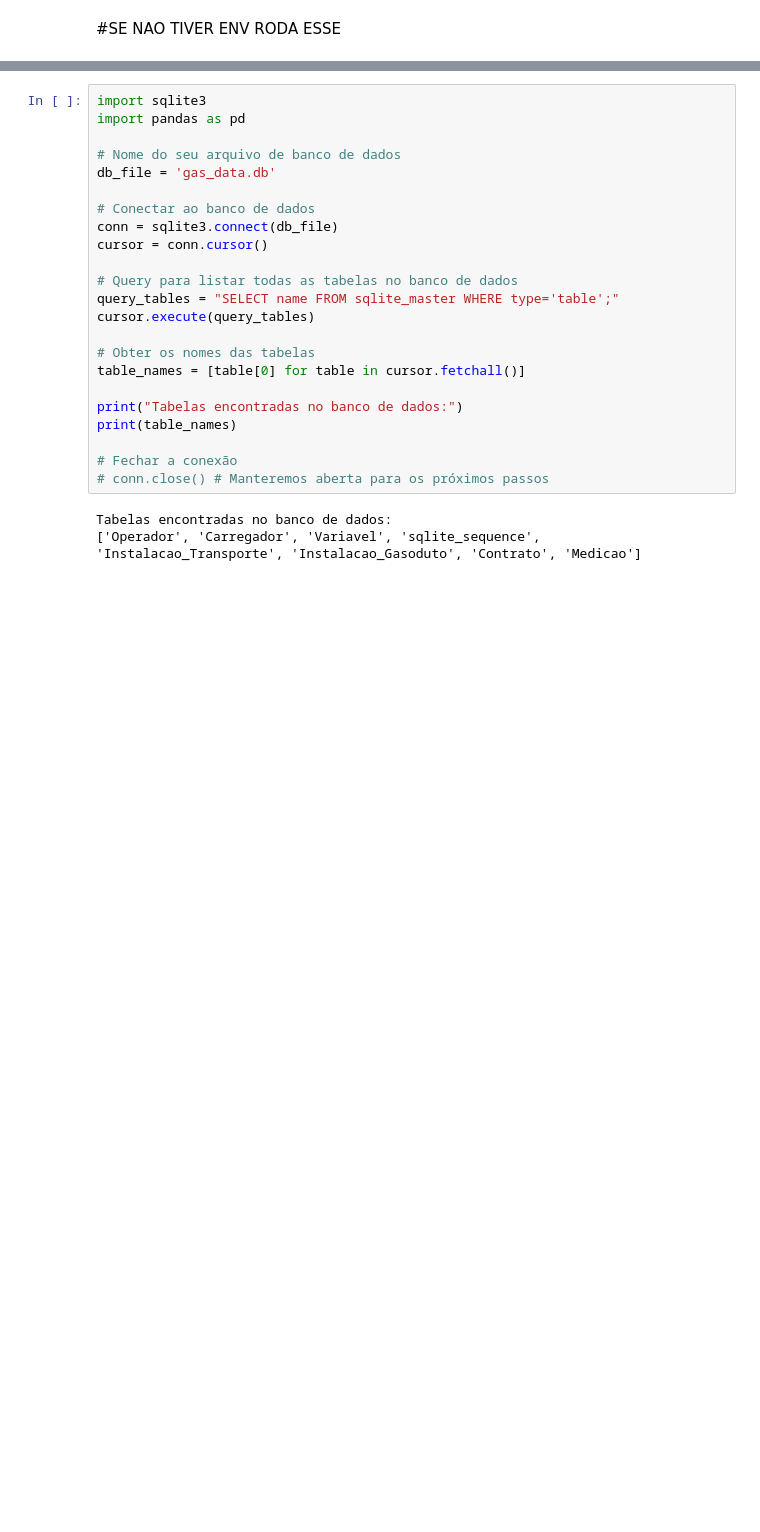
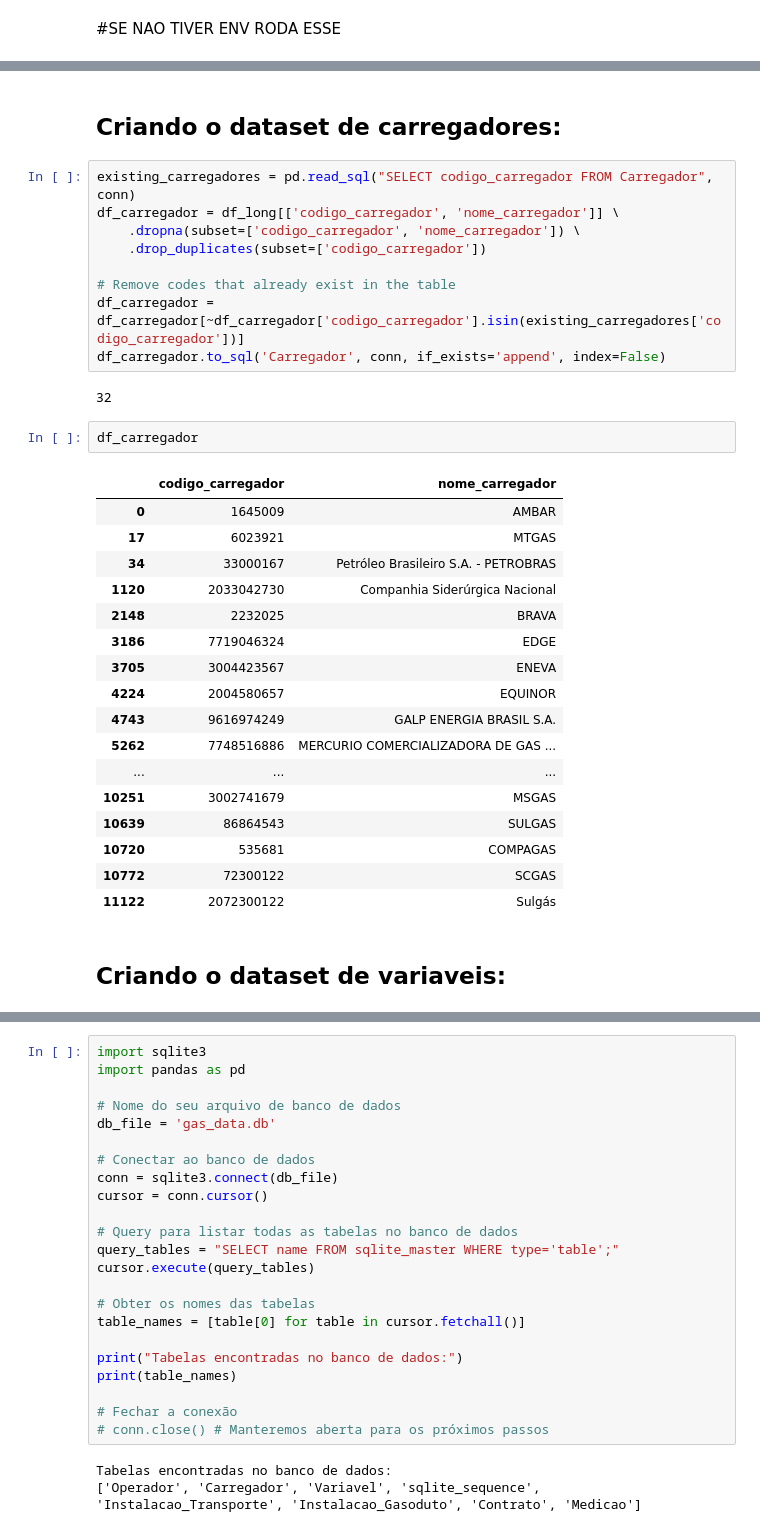
Before and after one commit to RaphaelLeivas/ibd-2025-1, a Jupyter notebook: TP2/Normalização.ipynb, the cells around one changed output, grey strips where cells are left out. Cells and saved outputs as stored; diff of their text form; blank space fills up the shorter version.

```diff
--- a/TP2/Normalização.ipynb
+++ b/TP2/Normalização.ipynb
@@ -231,0 +263,35 @@ def run_etl_pipeline():
+# %% [markdown]
+## Criando o dataset de carregadores:
+# %%
+existing_carregadores = pd.read_sql("SELECT codigo_carregador FROM Carregador", conn)
+df_carregador = df_long[['codigo_carregador', 'nome_carregador']] \
+    .dropna(subset=['codigo_carregador', 'nome_carregador']) \
+    .drop_duplicates(subset=['codigo_carregador'])
+
+# Remove codes that already exist in the table
+df_carregador = df_carregador[~df_carregador['codigo_carregador'].isin(existing_carregadores['codigo_carregador'])]
+df_carregador.to_sql('Carregador', conn, if_exists='append', index=False)
+# %% [output]
+32
+# %%
+df_carregador
+# %% [output]
+|  | codigo_carregador | nome_carregador |
+| 0 | 1645009 | AMBAR |
+| 17 | 6023921 | MTGAS |
+| 34 | 33000167 | Petróleo Brasileiro S.A. - PETROBRAS |
+| 1120 | 2033042730 | Companhia Siderúrgica Nacional |
+| 2148 | 2232025 | BRAVA |
+| 3186 | 7719046324 | EDGE |
+| 3705 | 3004423567 | ENEVA |
+| 4224 | 2004580657 | EQUINOR |
+| 4743 | 9616974249 | GALP ENERGIA BRASIL S.A. |
+| 5262 | 7748516886 | MERCURIO COMERCIALIZADORA DE GAS ... |
+| ... | ... | ... |
+| 10251 | 3002741679 | MSGAS |
+| 10639 | 86864543 | SULGAS |
+| 10720 | 535681 | COMPAGAS |
+| 10772 | 72300122 | SCGAS |
+| 11122 | 2072300122 | Sulgás |
+# %% [markdown]
+## Criando o dataset de variaveis:
```
Also changed, not shown: parts of 37 cells of this notebook, 2 other files.
